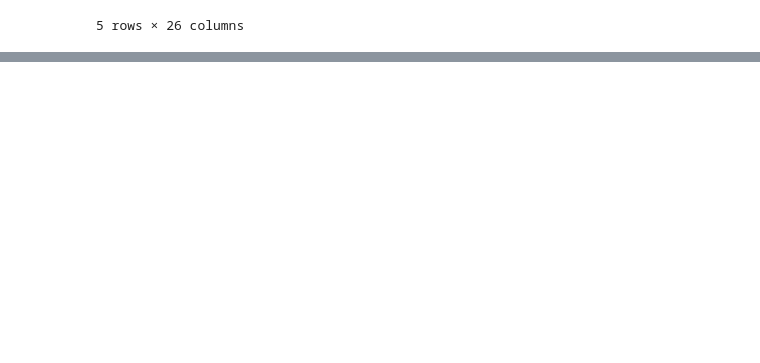
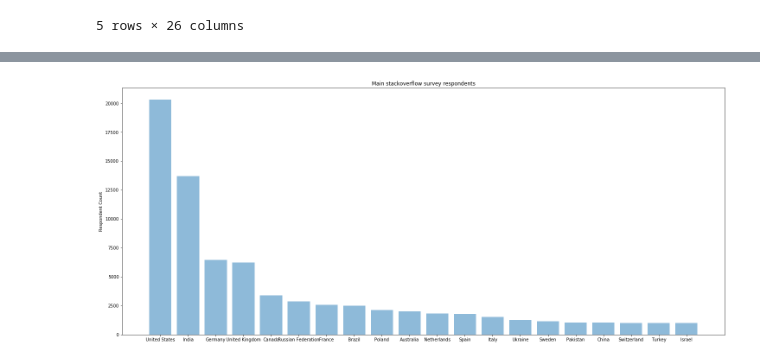
Before and after one commit to szacharias/Analysis-of-the-StackOverFlow-2018-survey, a Jupyter notebook: Final Project.ipynb, the cells around one changed output, grey strips where cells are left out. Drawn from its saved outputs; the diff is of its cells as text; code cells hidden in the pictures; blank space fills up the shorter version.

Commit message:
#1202 Respondents Analysis Age,Gender...working on year,devtype

```diff
--- a/Final Project.ipynb
+++ b/Final Project.ipynb
@@ -183,0 +215,3 @@ selected_response.head()
+# %%
+selected_10_countries = selected_response["Country"].dropna().value_counts().head(20)
+print(selected_10_countries)
@@ -183,0 +236,18 @@ selected_response.head()
+# %%
+country_label = []
+country_count = []
+for i in selected_10_countries:
+    country_label.append(selected_10_countries[selected_10_countries == i ].index[0])
+    country_count.append(i)
+# %%
+plt.bar(country_label, country_count, align='center', alpha=0.5)
+plt.xticks(country_label)
+plt.ylabel('Respondent Count')
+plt.title('Main stackoverflow survey respondents')
+
+plt.savefig("./Figure/CountryRespondents.png")
+fig = plt.gcf()
+fig.set_size_inches(25, 10.5)
+plt.show()
+# %% [output]
+[figure, added]
```
Also changed, not shown: parts of 31 cells of this notebook, 4 other files.
